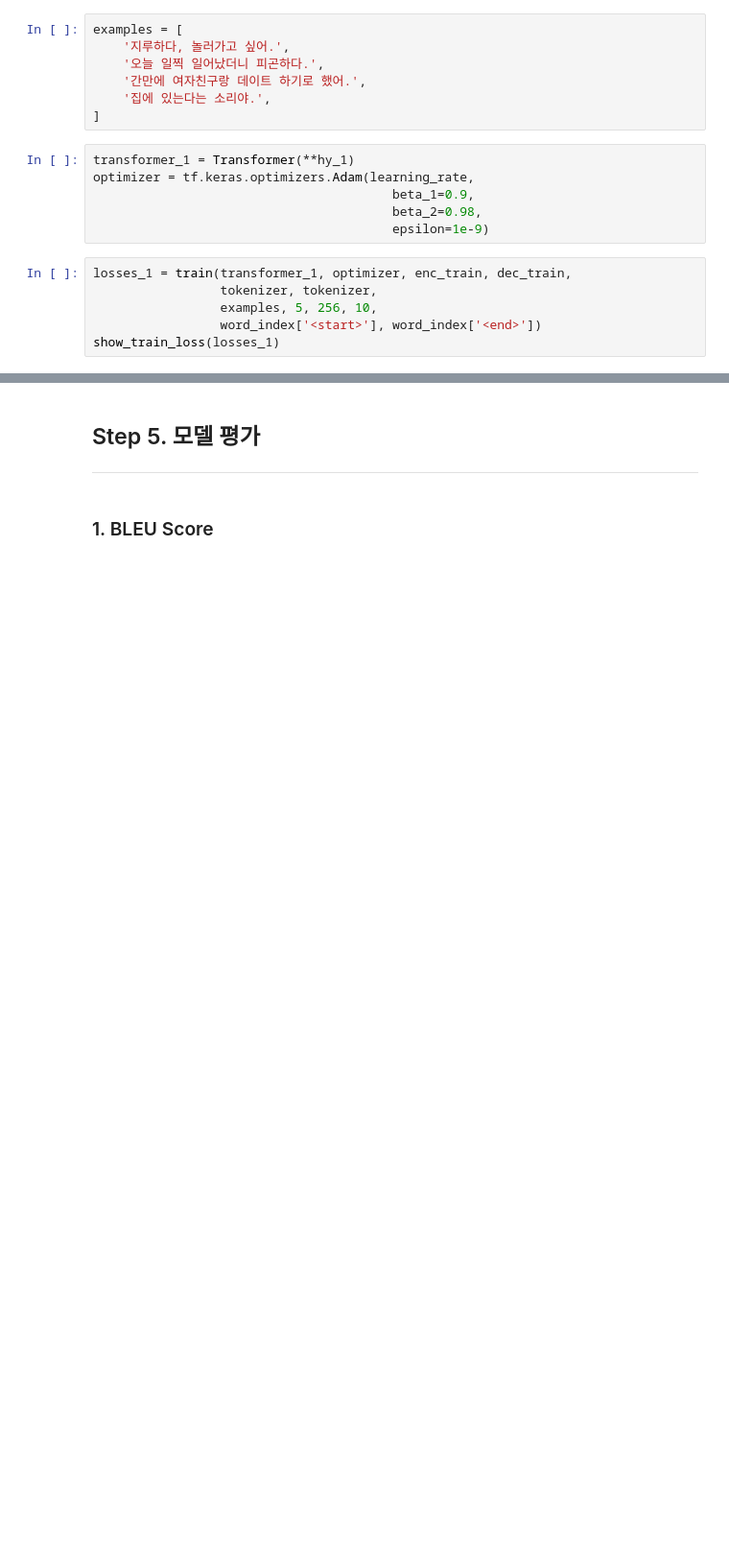
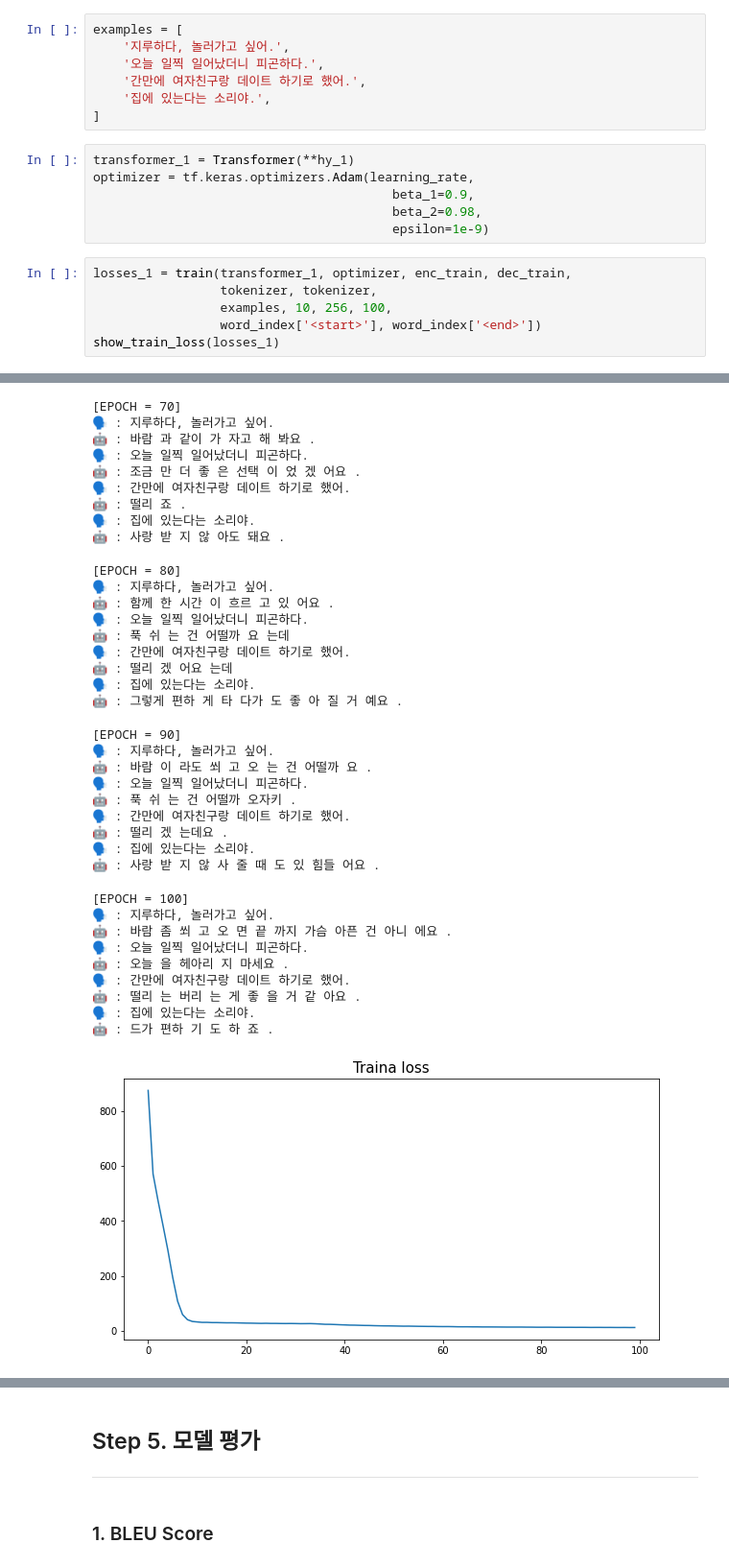
Before and after one commit to suheeeee/aiffel-project-report, a Jupyter notebook: going_deeper/GD_NLP_6_transformer_chatbot.ipynb, the cells around one changed output, grey strips where cells are left out. Shown: that part at 96% size. Saved outputs shown, nothing was run; the diff lists cells and outputs as text; blank space fills up the shorter version.

```diff
--- a/going_deeper/GD_NLP_6_transformer_chatbot.ipynb
+++ b/going_deeper/GD_NLP_6_transformer_chatbot.ipynb
@@ -1154,7 +1160,7 @@ optimizer = tf.keras.optimizers.Adam(learning_rate,
 # %%
 losses_1 = train(transformer_1, optimizer, enc_train, dec_train,
                  tokenizer, tokenizer,
-                 examples, 5, 256, 10,
+                 examples, 10, 256, 100,
                  word_index['<start>'], word_index['<end>'])
 show_train_loss(losses_1)
 # %% [output]
@@ -1172,0 +1221,37 @@ show_train_loss(losses_1)
+[EPOCH = 70]
+🗣 : 지루하다, 놀러가고 싶어.
+🤖 : 바람 과 같이 가 자고 해 봐요 .
+🗣 : 오늘 일찍 일어났더니 피곤하다.
+🤖 : 조금 만 더 좋 은 선택 이 었 겠 어요 .
+🗣 : 간만에 여자친구랑 데이트 하기로 했어.
+🤖 : 떨리 죠 .
+🗣 : 집에 있는다는 소리야.
+🤖 : 사랑 받 지 않 아도 돼요 .
+[EPOCH = 80]
+🗣 : 지루하다, 놀러가고 싶어.
+🤖 : 함께 한 시간 이 흐르 고 있 어요 .
+🗣 : 오늘 일찍 일어났더니 피곤하다.
+🤖 : 푹 쉬 는 건 어떨까 요 는데
+🗣 : 간만에 여자친구랑 데이트 하기로 했어.
+🤖 : 떨리 겠 어요 는데
+🗣 : 집에 있는다는 소리야.
+🤖 : 그렇게 편하 게 타 다가 도 좋 아 질 거 예요 .
+[EPOCH = 90]
+🗣 : 지루하다, 놀러가고 싶어.
+🤖 : 바람 이 라도 쐬 고 오 는 건 어떨까 요 .
+🗣 : 오늘 일찍 일어났더니 피곤하다.
+🤖 : 푹 쉬 는 건 어떨까 오자키 .
+🗣 : 간만에 여자친구랑 데이트 하기로 했어.
+🤖 : 떨리 겠 는데요 .
+🗣 : 집에 있는다는 소리야.
+🤖 : 사랑 받 지 않 사 줄 때 도 있 힘들 어요 .
+[EPOCH = 100]
+🗣 : 지루하다, 놀러가고 싶어.
+🤖 : 바람 좀 쐬 고 오 면 끝 까지 가슴 아픈 건 아니 에요 .
+🗣 : 오늘 일찍 일어났더니 피곤하다.
+🤖 : 오늘 을 헤아리 지 마세요 .
+🗣 : 간만에 여자친구랑 데이트 하기로 했어.
+🤖 : 떨리 는 버리 는 게 좋 을 거 같 아요 .
+🗣 : 집에 있는다는 소리야.
+🤖 : 드가 편하 기 도 하 죠 .
+[figure, added]
```
Also changed, not shown: parts of 16 cells of this notebook.
